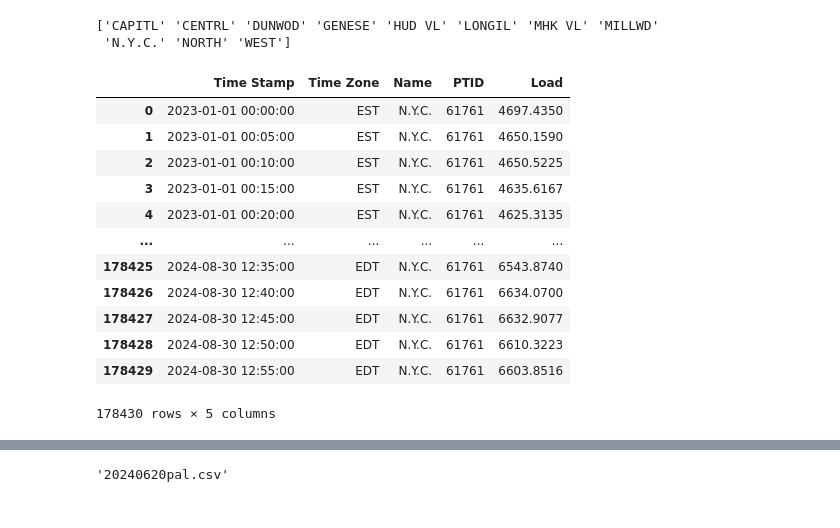
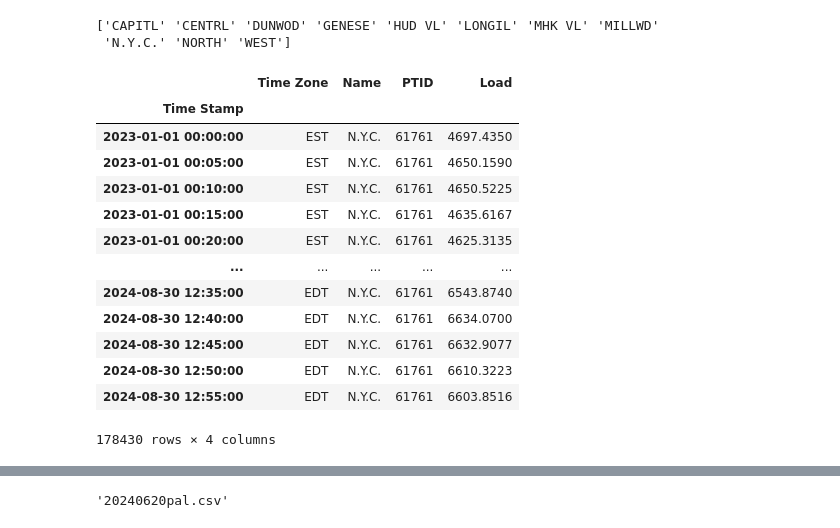
Before and after one commit to tamoraji/PyTSF-MfG, a Jupyter notebook: datasets/ISO-NY.ipynb, the cells around one changed output, grey strips where cells are left out. Cells and saved outputs as stored; diff of their text form; code cells hidden in the pictures.

```diff
--- a/datasets/ISO-NY.ipynb
+++ b/datasets/ISO-NY.ipynb
@@ -77,23 +59,26 @@ region_dfs = {region: big_dataset[big_dataset['Name'] == region] for region in r
 # %%
 # Example: Access the DataFrame for the 'NYC' region
 nyc_df = region_dfs['N.Y.C.']
 # Sort the dataframe by the 'date' column
 nyc_df = nyc_df.sort_values(by='Time Stamp')
 nyc_df = nyc_df.ffill()
 # reset the index after sorting
 nyc_df = nyc_df.reset_index(drop=True)
+nyc_df['Time Stamp'] = pd.to_datetime(nyc_df['Time Stamp'])
+nyc_df = nyc_df.set_index('Time Stamp')
 nyc_df
 # %% [output]
-|  | Time Stamp | Time Zone | Name | PTID | Load |
-| 0 | 2023-01-01 00:00:00 | EST | N.Y.C. | 61761 | 4697.4350 |
-| 1 | 2023-01-01 00:05:00 | EST | N.Y.C. | 61761 | 4650.1590 |
-| 2 | 2023-01-01 00:10:00 | EST | N.Y.C. | 61761 | 4650.5225 |
-| 3 | 2023-01-01 00:15:00 | EST | N.Y.C. | 61761 | 4635.6167 |
-| 4 | 2023-01-01 00:20:00 | EST | N.Y.C. | 61761 | 4625.3135 |
-| ... | ... | ... | ... | ... | ... |
-| 178425 | 2024-08-30 12:35:00 | EDT | N.Y.C. | 61761 | 6543.8740 |
-| 178426 | 2024-08-30 12:40:00 | EDT | N.Y.C. | 61761 | 6634.0700 |
-| 178427 | 2024-08-30 12:45:00 | EDT | N.Y.C. | 61761 | 6632.9077 |
-| 178428 | 2024-08-30 12:50:00 | EDT | N.Y.C. | 61761 | 6610.3223 |
-| 178429 | 2024-08-30 12:55:00 | EDT | N.Y.C. | 61761 | 6603.8516 |
+|  | Time Zone | Name | PTID | Load |
+| Time Stamp |  |  |  |  |
+| 2023-01-01 00:00:00 | EST | N.Y.C. | 61761 | 4697.4350 |
+| 2023-01-01 00:05:00 | EST | N.Y.C. | 61761 | 4650.1590 |
+| 2023-01-01 00:10:00 | EST | N.Y.C. | 61761 | 4650.5225 |
+| 2023-01-01 00:15:00 | EST | N.Y.C. | 61761 | 4635.6167 |
+| 2023-01-01 00:20:00 | EST | N.Y.C. | 61761 | 4625.3135 |
+| ... | ... | ... | ... | ... |
+| 2024-08-30 12:35:00 | EDT | N.Y.C. | 61761 | 6543.8740 |
+| 2024-08-30 12:40:00 | EDT | N.Y.C. | 61761 | 6634.0700 |
+| 2024-08-30 12:45:00 | EDT | N.Y.C. | 61761 | 6632.9077 |
+| 2024-08-30 12:50:00 | EDT | N.Y.C. | 61761 | 6610.3223 |
+| 2024-08-30 12:55:00 | EDT | N.Y.C. | 61761 | 6603.8516 |
-178430 rows × 5 columns
+178430 rows × 4 columns
```
Also changed, not shown: parts of 20 cells of this notebook.
